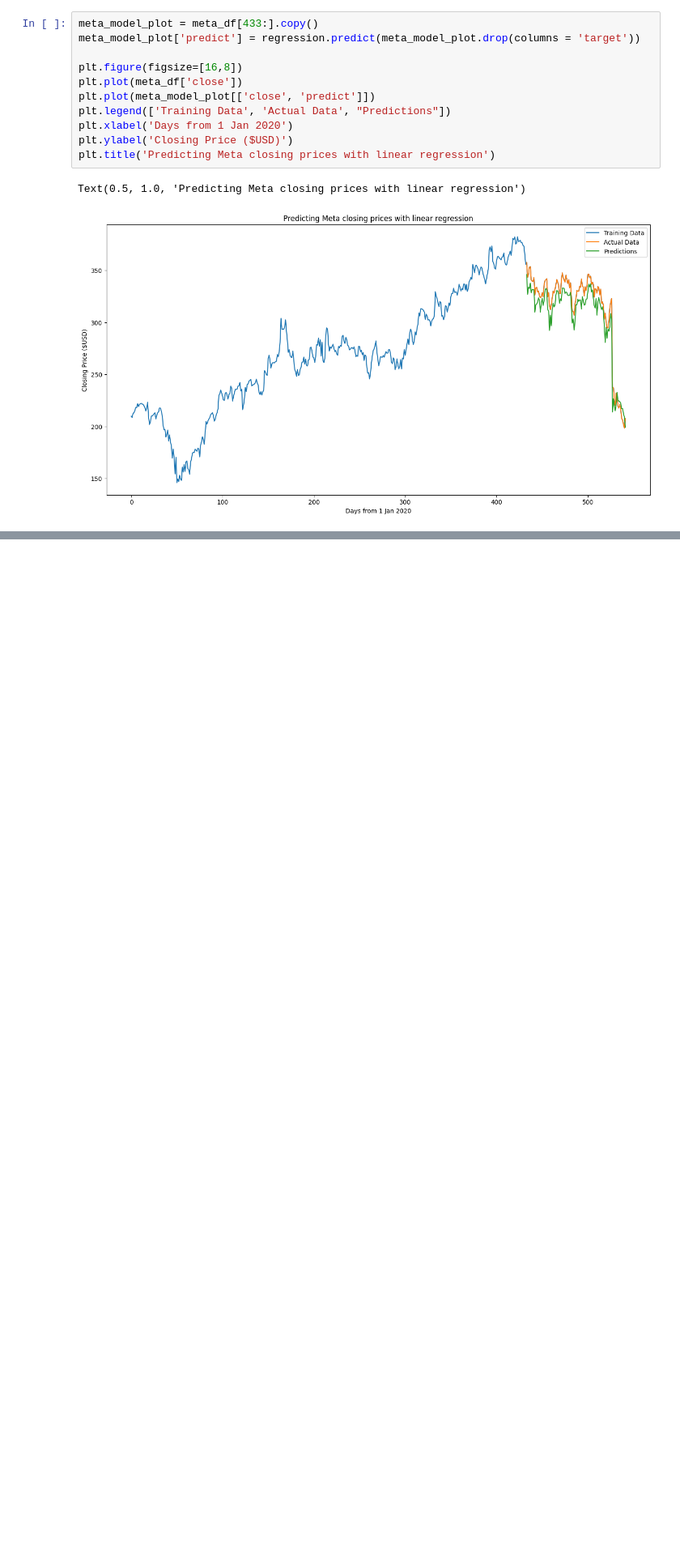
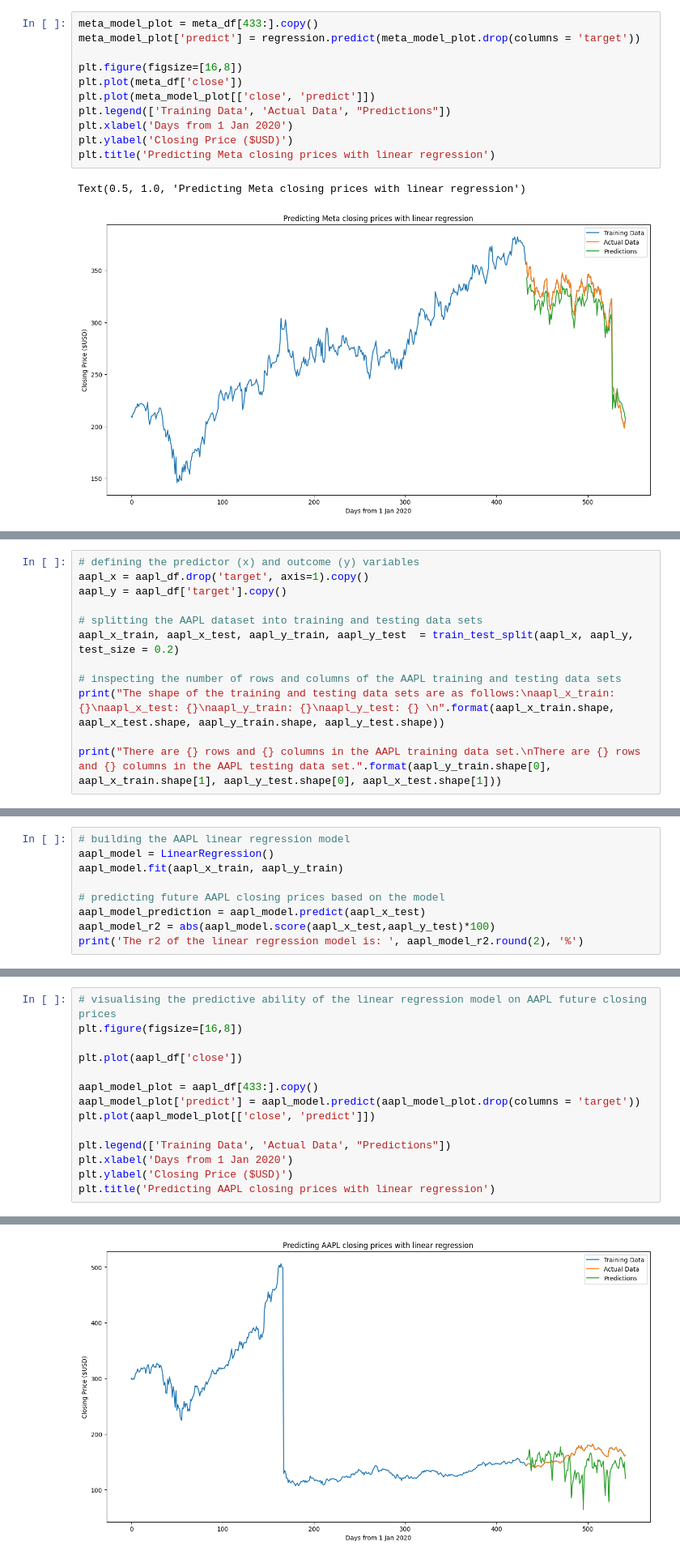
Before and after one commit to clarissa-lo/stocks-prediction, a Jupyter notebook: stock-prediction.ipynb, the cells around one changed output, grey strips where cells are left out. Shown at 81% size. Drawn from its saved outputs; the diff is of its cells as text; blank space fills up the shorter version.

```diff
--- a/stock-prediction.ipynb
+++ b/stock-prediction.ipynb
@@ -82,0 +118,12 @@ To conclude, linear regression was used to predict Meta closing prices according
+# %%
+# defining the predictor (x) and outcome (y) variables
+aapl_x = aapl_df.drop('target', axis=1).copy()
+aapl_y = aapl_df['target'].copy()
+
+# splitting the AAPL dataset into training and testing data sets
+aapl_x_train, aapl_x_test, aapl_y_train, aapl_y_test  = train_test_split(aapl_x, aapl_y, test_size = 0.2)
+
+# inspecting the number of rows and columns of the AAPL training and testing data sets
+print("The shape of the training and testing data sets are as follows:\naapl_x_train: {}\naapl_x_test: {}\naapl_y_train: {}\naapl_y_test: {} \n".format(aapl_x_train.shape, aapl_x_test.shape, aapl_y_train.shape, aapl_y_test.shape))
+
+print("There are {} rows and {} columns in the AAPL training data set.\nThere are {} rows and {} columns in the AAPL testing data set.".format(aapl_y_train.shape[0], aapl_x_train.shape[1], aapl_y_test.shape[0], aapl_x_test.shape[1]))
@@ -82,0 +139,9 @@ To conclude, linear regression was used to predict Meta closing prices according
+# %%
+# building the AAPL linear regression model
+aapl_model = LinearRegression()
+aapl_model.fit(aapl_x_train, aapl_y_train)
+
+# predicting future AAPL closing prices based on the model
+aapl_model_prediction = aapl_model.predict(aapl_x_test)
+aapl_model_r2 = abs(aapl_model.score(aapl_x_test,aapl_y_test)*100)
+print('The r2 of the linear regression model is: ', aapl_model_r2.round(2), '%')
@@ -82,0 +150,15 @@ To conclude, linear regression was used to predict Meta closing prices according
+# %%
+# visualising the predictive ability of the linear regression model on AAPL future closing prices
+plt.figure(figsize=[16,8])
+
+plt.plot(aapl_df['close'])
+
+aapl_model_plot = aapl_df[433:].copy()
+aapl_model_plot['predict'] = aapl_model.predict(aapl_model_plot.drop(columns = 'target'))
+plt.plot(aapl_model_plot[['close', 'predict']])
+
+plt.legend(['Training Data', 'Actual Data', "Predictions"])
+plt.xlabel('Days from 1 Jan 2020')
+plt.ylabel('Closing Price ($USD)')
+plt.title('Predicting AAPL closing prices with linear regression')
+# %% [output]
@@ -82,0 +166 @@ To conclude, linear regression was used to predict Meta closing prices according
+[figure, added]
```
Also changed, not shown: parts of 22 cells of this notebook.
